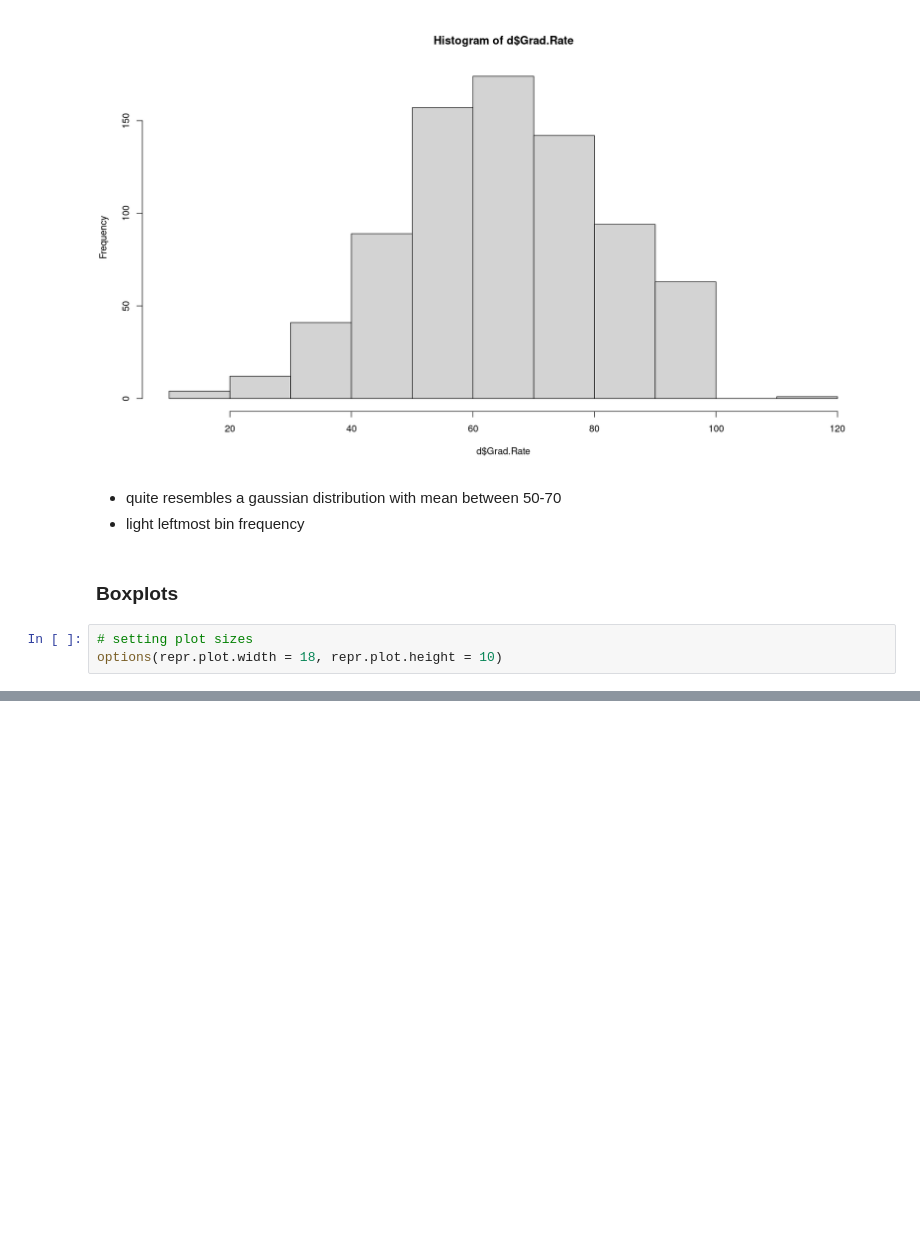
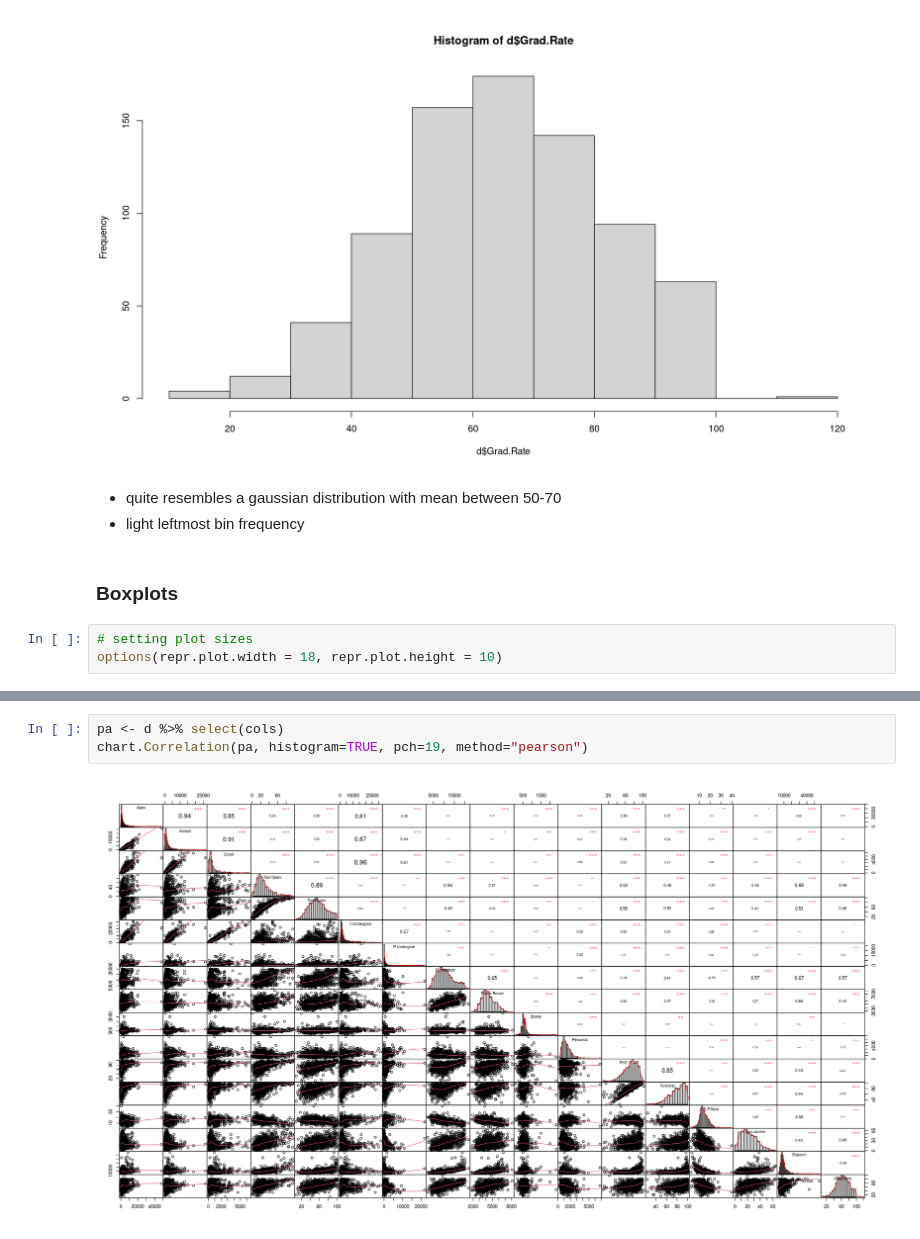
Before and after one commit to dreth/UC3MMultivariateAnalysis, a Jupyter notebook: Topic 1/Exercise 1/Exercise_1.ipynb, the cells around one changed output, grey strips where cells are left out. Saved outputs shown, nothing was run; the diff lists cells and outputs as text; blank space fills up the shorter version.

```diff
--- a/Topic 1/Exercise 1/Exercise_1.ipynb
+++ b/Topic 1/Exercise 1/Exercise_1.ipynb
@@ -226,0 +478,5 @@ ggplot(d2) +
+# %%
+pa <- d %>% select(cols)
+chart.Correlation(pa, histogram=TRUE, pch=19, method="pearson")
+# %% [output]
+[figure, added]
```
Also changed, not shown: parts of 18 cells of this notebook.
